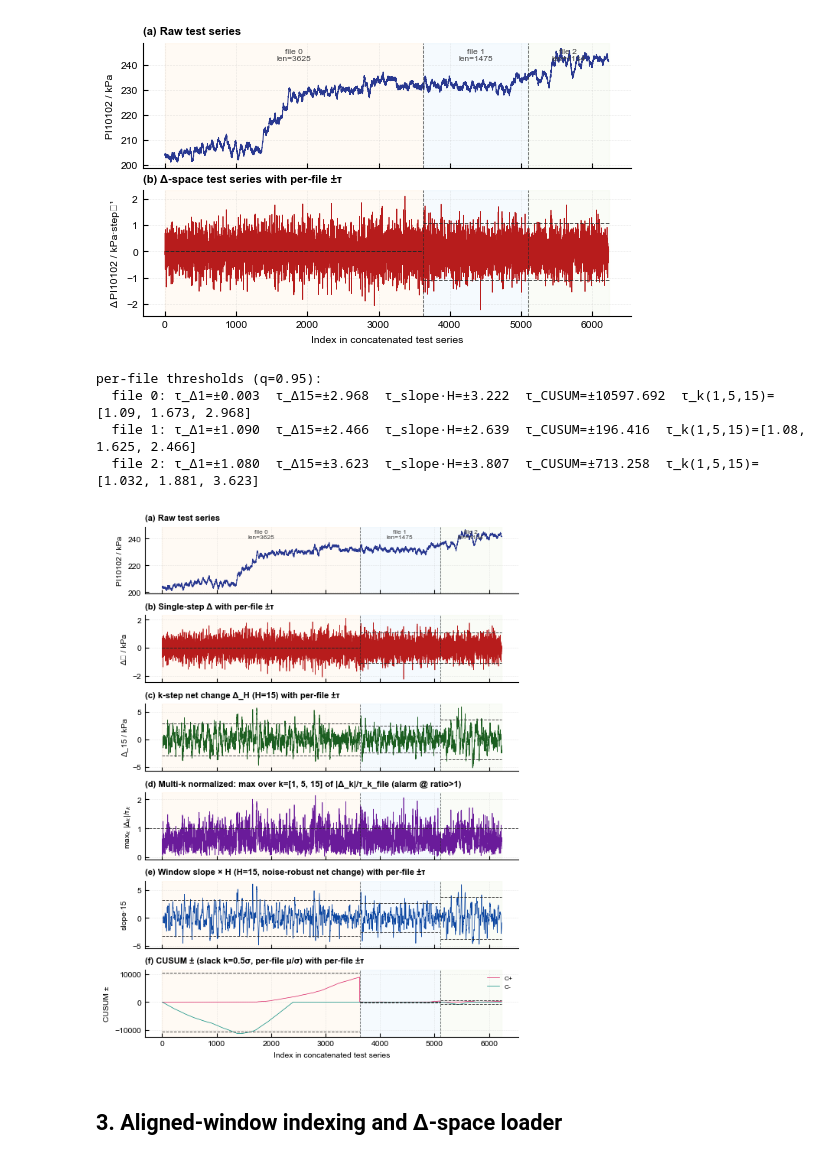
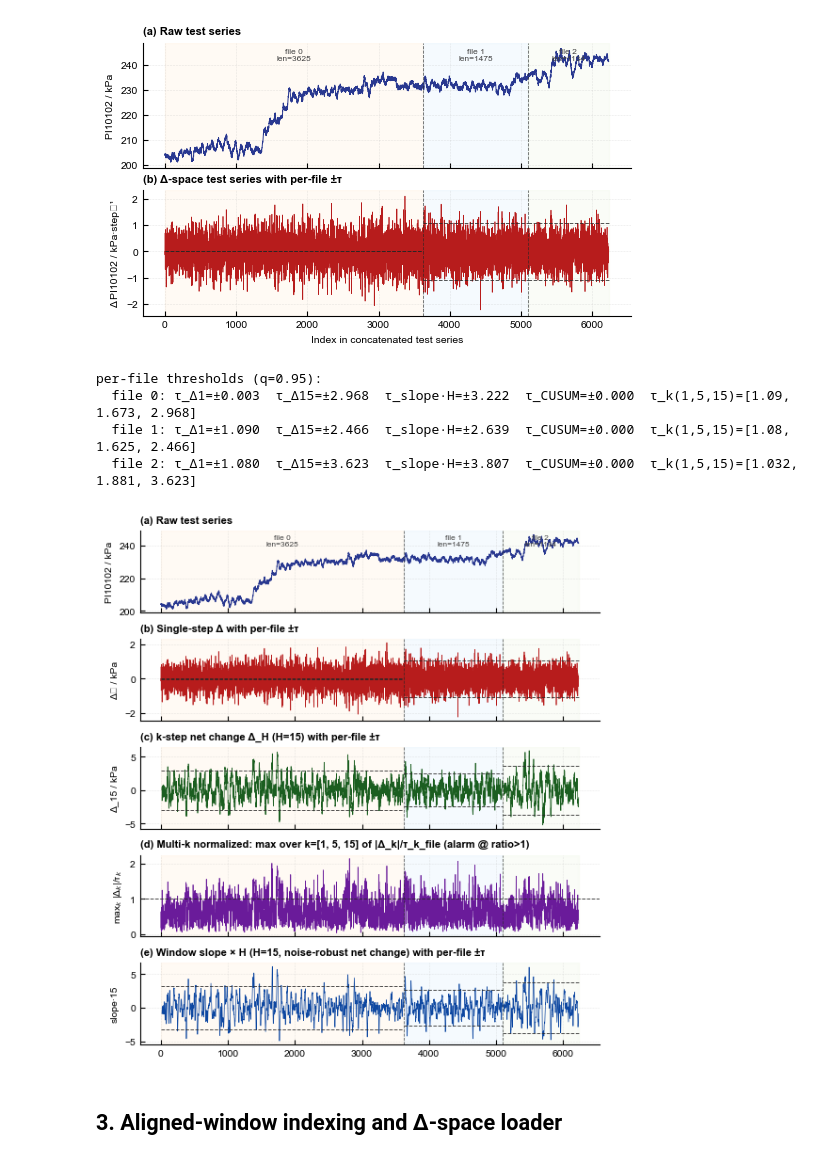
Before and after one commit to Moenea/TSFM, a Jupyter notebook: figures/PI10102/diff/plot_fault_prognosis.ipynb, the cells around one changed output. Saved outputs shown, nothing was run; the diff lists cells and outputs as text; code cells hidden in the pictures.

Commit message:
plots

```diff
--- a/figures/PI10102/diff/plot_fault_prognosis.ipynb
+++ b/figures/PI10102/diff/plot_fault_prognosis.ipynb
@@ -197,19 +197,6 @@ for f, L in enumerate(file_lengths):
         slope_proj[a:b] = proj
         tau_slope[f] = float(np.nanquantile(np.abs(proj), q))
 
-    # (f) CUSUM ± with per-file μ/σ; threshold = 0.95 quantile of |C±|
-    mu = float(np.mean(seg))
-    sigma = float(np.std(seg, ddof=0)) or 1e-12
-    K = cusum_k_factor * sigma
-    cp = np.zeros(L); cn = np.zeros(L)
-    for t in range(1, L):
-        cp[t] = max(0.0, cp[t-1] + (seg[t] - mu) - K)
-        cn[t] = min(0.0, cn[t-1] + (seg[t] - mu) + K)
-    cusum_pos[a:b] = cp
-    cusum_neg[a:b] = cn
-    all_c = np.concatenate([np.abs(cp), np.abs(cn)])
-    tau_cusum[f] = float(np.quantile(all_c, q))
-
 print('per-file thresholds (q=0.95):')
 for f in range(len(file_lengths)):
     print(f'  file {f}: τ_Δ1=±{tau_per_file[f]:.3f}  τ_Δ{H}=±{tau_H[f]:.3f}  '
@@ -217,9 +204,9 @@ for f in range(len(file_lengths)):
         f'τ_k(1,5,15)={np.round(tau_k[f], 3).tolist()}')
 
 # --- plotting ---
-fig, axes = plt.subplots(6, 1, figsize=(16/2.54, 22/2.54), sharex=True,
+fig, axes = plt.subplots(5, 1, figsize=(16/2.54, 18/2.54), sharex=True,
                         gridspec_kw={'hspace': 0.32})
-ax1, ax2, ax3, ax4, ax5, ax6 = axes
+ax1, ax2, ax3, ax4, ax5= axes
 x = np.arange(len(true_series))
 
 def _shade_files(ax):
@@ -257,48 +244,37 @@ ax3.plot(x, delta_H, color='#1B5E20', linewidth=0.5)
 _shade_files(ax3)
 _hlines_per_file(ax3, tau_H, -tau_H)
 ax3.set_ylabel(f'Δ_{H} / kPa')
 ax3.set_title(f'(c) k-step net change Δ_H (H={H}) with per-file ±τ',
             loc='left', fontsize=8, fontweight='bold')
 
 # (d) Multi-k OR
 ax4.plot(x, delta_max_norm, color='#6A1B9A', linewidth=0.5)
 _shade_files(ax4)
 ax4.axhline(1.0, color='#262626', linewidth=0.7, linestyle='--', alpha=0.85)
 ax4.set_ylabel(r'max$_k$ |Δ$_k$|/τ$_k$')
 ax4.set_title(f'(d) Multi-k normalized: max over k={k_list} of |Δ_k|/τ_k_file (alarm @ ratio>1)',
             loc='left', fontsize=8, fontweight='bold')
 
 # (e) Rolling-slope projected change
 ax5.plot(x, slope_proj, color='#0D47A1', linewidth=0.5)
 _shade_files(ax5)
 _hlines_per_file(ax5, tau_slope, -tau_slope)
 ax5.set_ylabel(f'slope·{H}')
 ax5.set_title(f'(e) Window slope × H (H={H}, noise-robust net change) with per-file ±τ',
             loc='left', fontsize=8, fontweight='bold')
 
-# (f) CUSUM ±
-ax6.plot(x, cusum_pos, color='#D81B60', linewidth=0.5, label='C+')
-ax6.plot(x, cusum_neg, color='#00897B', linewidth=0.5, label='C-')
-_shade_files(ax6)
-_hlines_per_file(ax6, tau_cusum, -tau_cusum)
-ax6.set_xlabel('Index in concatenated test series')
-ax6.set_ylabel('CUSUM ±')
-ax6.set_title(f'(f) CUSUM ± (slack k={cusum_k_factor}σ, per-file μ/σ) with per-file ±τ',
-            loc='left', fontsize=8, fontweight='bold')
-ax6.legend(loc='upper right', fontsize=6, frameon=False)
-
 for ax in axes:
     ax.grid(True, linewidth=0.4, alpha=0.3, linestyle='--')
     ax.spines['top'].set_visible(False); ax.spines['right'].set_visible(False)
 
 plt.savefig('a_trend_indicators_panel.png', dpi=300, bbox_inches='tight')
 plt.show()
 # %% [output]
 per-file thresholds (q=0.95):
-  file 0: τ_Δ1=±0.003  τ_Δ15=±2.968  τ_slope·H=±3.222  τ_CUSUM=±10597.692  τ_k(1,5,15)=[1.09, 1.673, 2.968]
-  file 1: τ_Δ1=±1.090  τ_Δ15=±2.466  τ_slope·H=±2.639  τ_CUSUM=±196.416  τ_k(1,5,15)=[1.08, 1.625, 2.466]
-  file 2: τ_Δ1=±1.080  τ_Δ15=±3.623  τ_slope·H=±3.807  τ_CUSUM=±713.258  τ_k(1,5,15)=[1.032, 1.881, 3.623]
+  file 0: τ_Δ1=±0.003  τ_Δ15=±2.968  τ_slope·H=±3.222  τ_CUSUM=±0.000  τ_k(1,5,15)=[1.09, 1.673, 2.968]
+  file 1: τ_Δ1=±1.090  τ_Δ15=±2.466  τ_slope·H=±2.639  τ_CUSUM=±0.000  τ_k(1,5,15)=[1.08, 1.625, 2.466]
+  file 2: τ_Δ1=±1.080  τ_Δ15=±3.623  τ_slope·H=±3.807  τ_CUSUM=±0.000  τ_k(1,5,15)=[1.032, 1.881, 3.623]
-[figure, old version]
+[figure, new version]
 # %% [markdown]
 ## 3. Aligned-window indexing and Δ-space loader
 # %%
```
Also changed, not shown: 3 other files.
